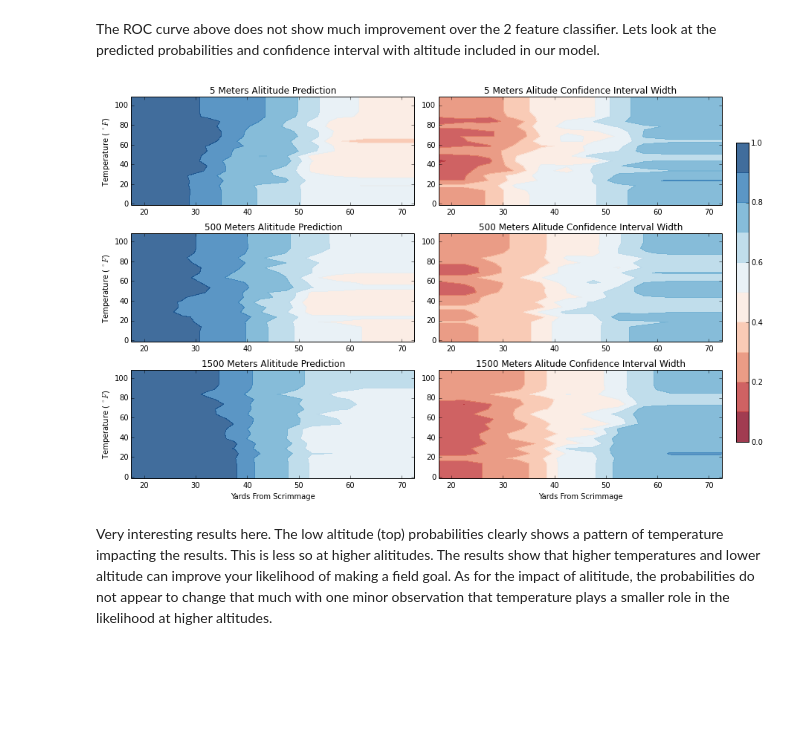
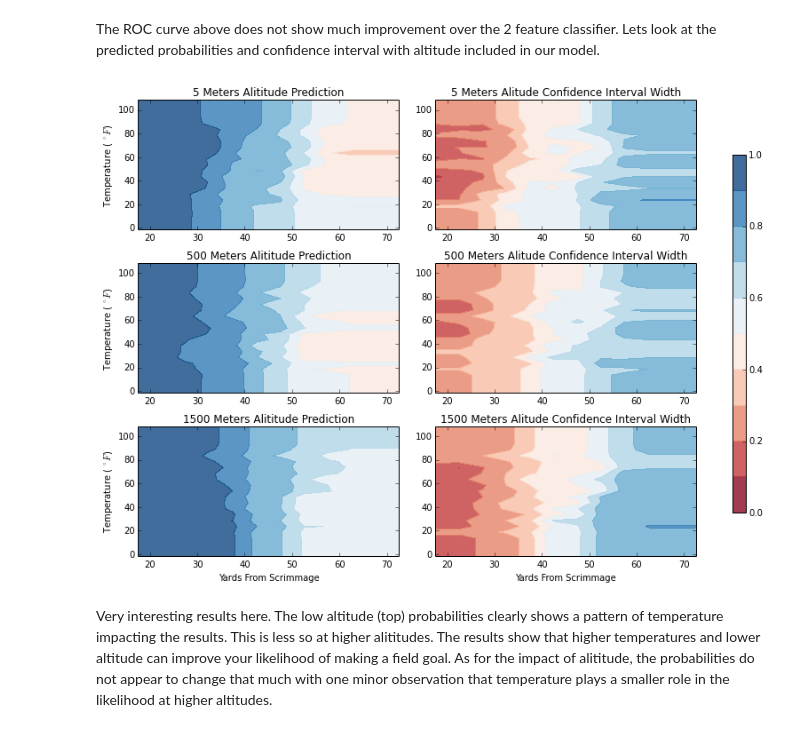
Before and after one commit to jgbos/IPython-Notebooks, a Jupyter notebook: Cold Weather FG.ipynb, the cells around one changed output. Saved outputs shown, nothing was run; the diff lists cells and outputs as text; code cells hidden in the pictures; blank space fills up the shorter version.

```diff
--- a/Cold Weather FG.ipynb
+++ b/Cold Weather FG.ipynb
@@ -306,7 +306,7 @@ def predict(z):
     return m, p
 
 
-fig, axes = plt.subplots(nrows=3, ncols=2, figsize=(12,8))
+fig, axes = plt.subplots(nrows=3, ncols=2, figsize=(10,8))
 
 plt.subplot(321)
 Z,P = predict(5.0)
@@ -331,34 +331,34 @@ plt.contourf(xx, yy, Z, cmap=cm, alpha=.8, levels=np.arange(0,1.1,0.1))
 plt.title('500 Meters Alititude Prediction')
 plt.ylabel('Temperature (${\ }^{\circ} F$)')
 
 plt.subplot(324)
 P = P.reshape(xx.shape)
 plt.contourf(xx, yy, P, cmap=cm, alpha=.8, levels=np.arange(0,1.1,0.1))
 plt.title('500 Meters Alitude Confidence Interval Width')
 
 
 plt.subplot(325)
 Z,P = predict(1500.0)
 # Z = clf.predict_proba(np.c_[xx.ravel(), yy.ravel(), np.repeat(1500.0,s)])[:, 1]
 Z = Z.reshape(xx.shape)
 plt.contourf(xx, yy, Z, cmap=cm, alpha=.8, levels=np.arange(0,1.1,0.1))
 plt.title('1500 Meters Alititude Prediction')
 plt.xlabel('Yards From Scrimmage')
 plt.ylabel('Temperature (${\ }^{\circ} F$)')
 
 plt.subplot(326)
 P = P.reshape(xx.shape)
 plt.contourf(xx, yy, P, cmap=cm, alpha=.8, levels=np.arange(0,1.1,0.1))
 plt.title('1500 Meters Alitude Confidence Interval Width')
 plt.xlabel('Yards From Scrimmage')
 
 fig.subplots_adjust(right=.8)
 cbar_ax = fig.add_axes([1, 0.15, 0.02, 0.7])
 fig.colorbar(co, cax=cbar_ax)
 
 plt.tight_layout()
 # %% [output]
-[figure, old version]
+[figure, new version]
 # %% [markdown]
 Very interesting results here.  The low altitude (top) probabilities clearly shows a pattern of temperature impacting the results.  This is less so at higher alititudes.  The results show that higher temperatures and lower altitude can improve your likelihood of making a field goal.  As for the impact of alititude, the probabilities do not appear to change that much with one minor observation that temperature plays a smaller role in the likelihood at higher altitudes.
 # %%
```
